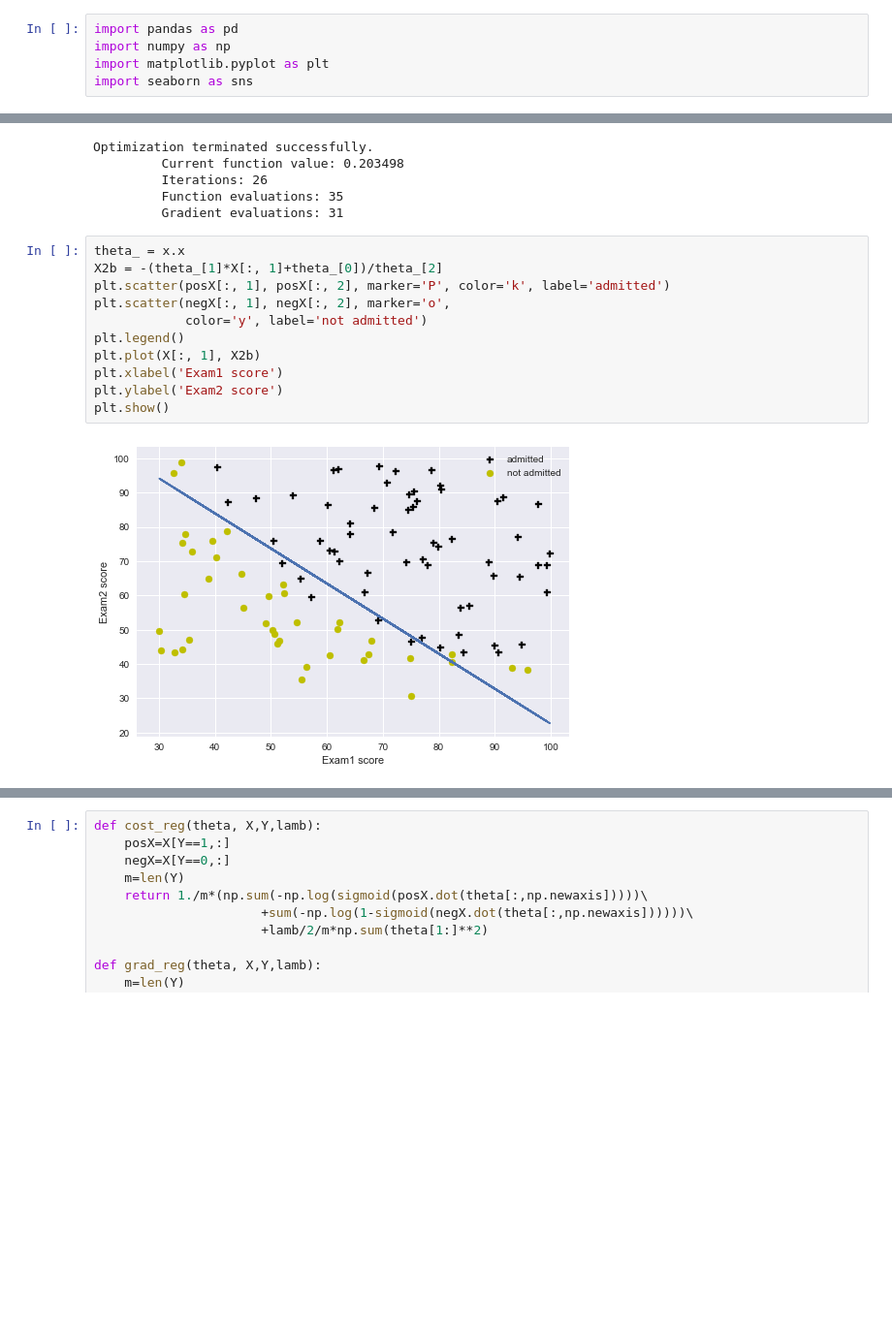
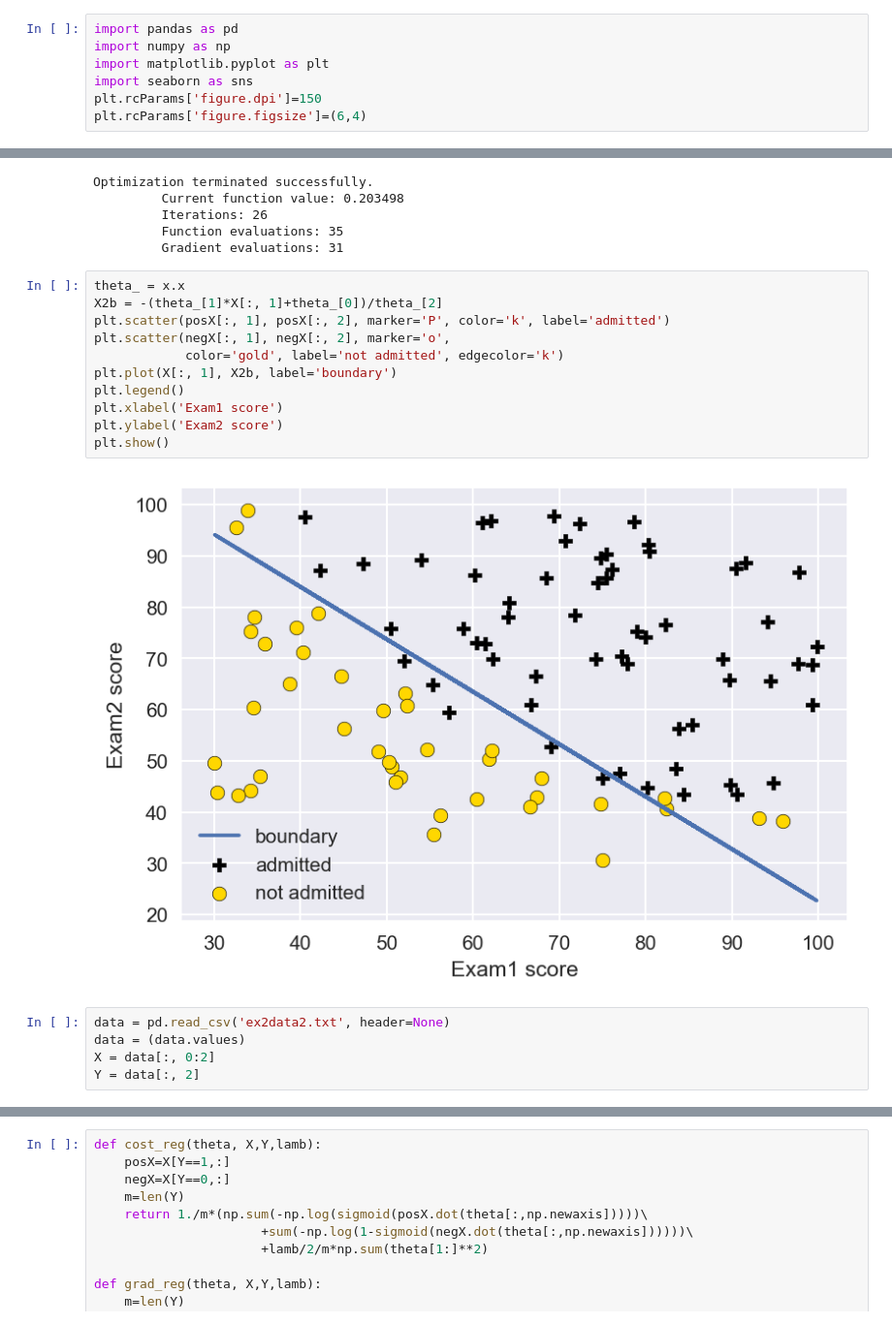
Before and after one commit to reza-sohrabi/Coursera-Machine-Learning-in-Python, a Jupyter notebook: Excercise 2/ex2.ipynb, the cells around one changed output, grey strips where cells are left out. Shown at 97% size. Saved outputs shown, nothing was run; the diff lists cells and outputs as text; blank space fills up the shorter version.

Commit message:
Improved plots on ex1, ex2

```diff
--- a/Excercise 2/ex2.ipynb
+++ b/Excercise 2/ex2.ipynb
@@ -3,6 +3,8 @@ import pandas as pd
 import numpy as np
 import matplotlib.pyplot as plt
 import seaborn as sns
+plt.rcParams['figure.dpi']=150
+plt.rcParams['figure.figsize']=(6,4)
 # %%
 data = pd.read_csv('ex2data1.txt', header=None)
 data = data.values
@@ -59,14 +61,19 @@ Optimization terminated successfully.
 # %%
 theta_ = x.x
 X2b = -(theta_[1]*X[:, 1]+theta_[0])/theta_[2]
 plt.scatter(posX[:, 1], posX[:, 2], marker='P', color='k', label='admitted')
 plt.scatter(negX[:, 1], negX[:, 2], marker='o',
-            color='y', label='not admitted')
+            color='gold', label='not admitted', edgecolor='k')
+plt.plot(X[:, 1], X2b, label='boundary')
 plt.legend()
-plt.plot(X[:, 1], X2b)
 plt.xlabel('Exam1 score')
 plt.ylabel('Exam2 score')
 plt.show()
 # %% [output]
-[figure, old version]
+[figure, new version]
+# %%
+data = pd.read_csv('ex2data2.txt', header=None)
+data = (data.values)
+X = data[:, 0:2]
+Y = data[:, 2]
 # %%
```
Also changed, not shown: parts of 5 cells of this notebook.
